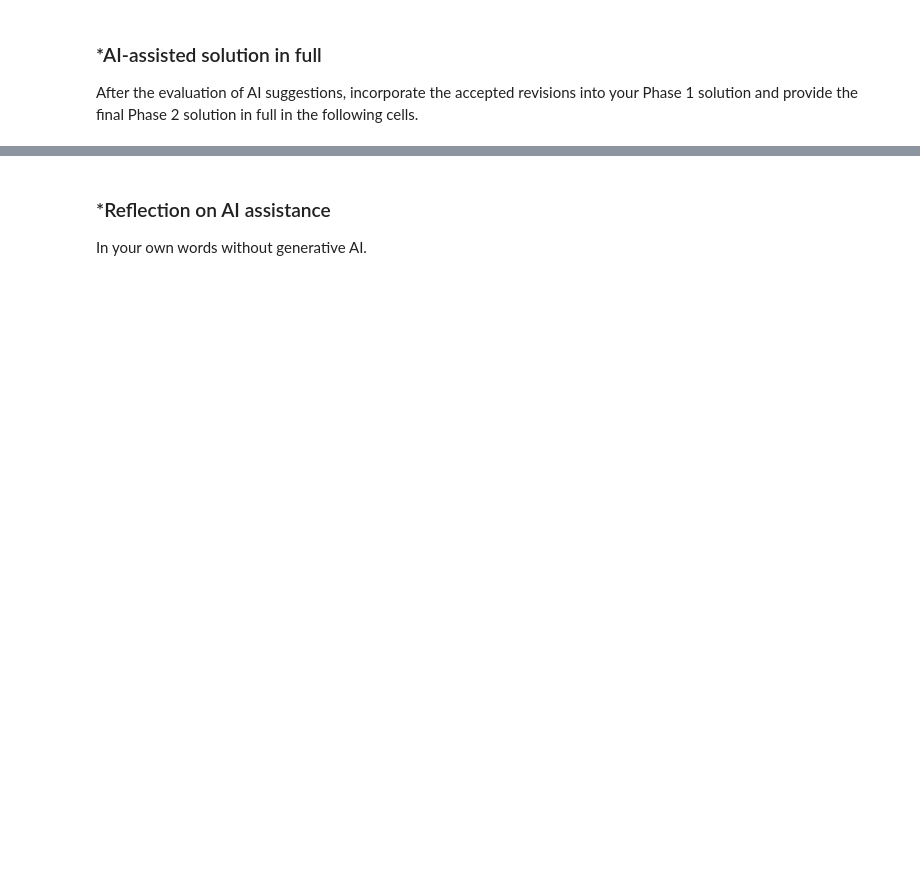
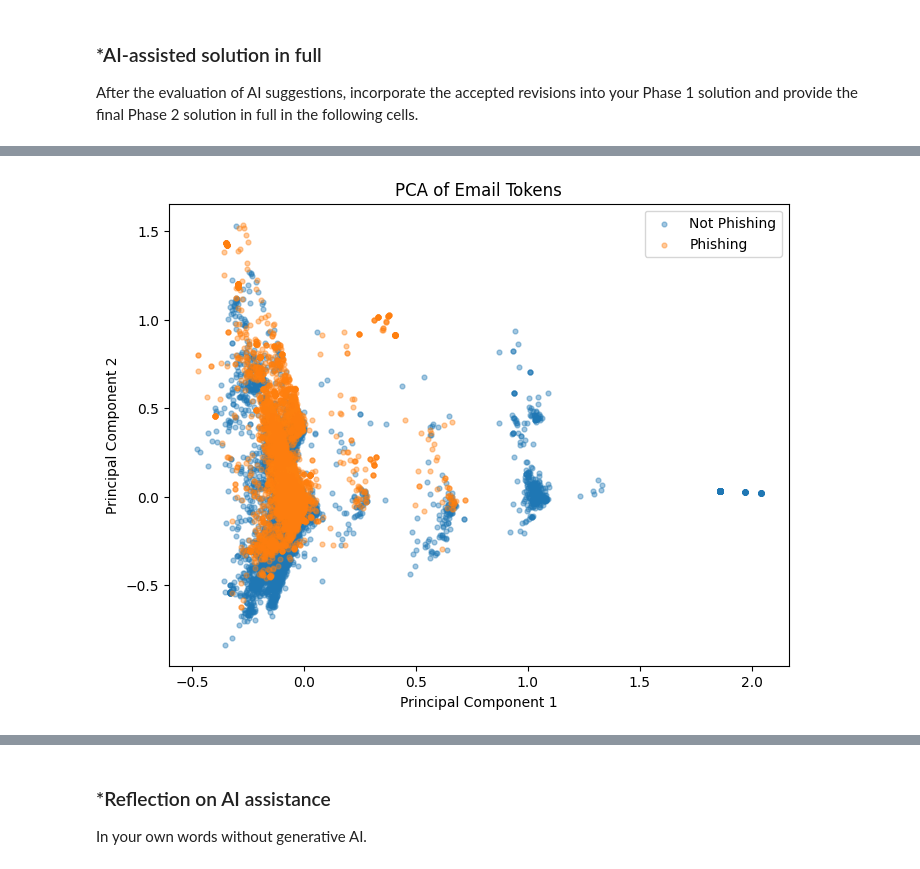
Before and after one commit to beccahobsonn/A05-pca, a Jupyter notebook: notebook.ipynb, the cells around one changed output, grey strips where cells are left out. Cells and saved outputs as stored; diff of their text form; code cells hidden in the pictures; blank space fills up the shorter version.

```diff
--- a/notebook.ipynb
+++ b/notebook.ipynb
@@ -275,0 +377,79 @@ After the evaluation of AI suggestions, incorporate the accepted revisions into
+# %%
+#Question 2, 3, and 4
+import pandas as pd
+from sklearn.model_selection import train_test_split
+from sklearn.linear_model import LinearRegression
+from sklearn.metrics import r2_score
+import matplotlib.pyplot as plt
+from sklearn.decomposition import PCA
+
+pdf = pd.read_parquet('/content/Phishing_clean.parquet')
+
+#Question 2
+print(pdf.shape)
+print(pdf.head()) #inspecting data
+print(pdf['Email Type'].value_counts())
+print(pdf['Email Type'].value_counts(normalize=True)) #check whether split is balanced
+
+X = pdf.drop(columns=['Email Type']) #define features and target variable
+y = pdf['Email Type']
+
+X_train, X_test, y_train, y_test = train_test_split(X, y, test_size=0.2, random_state=53, stratify=y) #80/20 train test split
+print(X_train.shape, X_test.shape) #print data shape
+
+ols = LinearRegression()
+ols.fit(X_train, y_train) #it linear regression on training data
+
+print('Training R squared:', r2_score(y_train, ols.predict(X_train))) #calculate R squared for training set
+print('Test R squared:', r2_score(y_test, ols.predict(X_test))) #calculate R squared for test set
+
+coefficients = pd.Series(ols.coef_, index=X.columns) #pair each regression coefficient w its corresposnding token
+
+top = coefficients.reindex(coefficients.abs().sort_values(ascending=False).index).head(20) #find 20 tokens w the largest absolute coefficents
+
+display(top.to_frame(name='Coefficient')) #display results as a table
+word_counts = X_train[top.index].sum()
+
+coefficient_table = pd.DataFrame({
+    'Coefficient': top,
+    'Training Email Count': word_counts}) #determine whether large coefficients are associated w uncommon words
+
+display(coefficient_table)
+
+#Question 3
+pca2 = PCA(n_components=2)
+X_pca = pca2.fit_transform(X)
+
+print('Explained variance ratio:', pca2.explained_variance_ratio_)
+print('Total explained by 2 PCs:', pca2.explained_variance_ratio_.sum())
+
+pca_df = pd.DataFrame(X_pca, columns=['PC1', 'PC2']) #create dataframe for plotting
+pca_df['Email Type'] = y.to_numpy()
+
+#Create Scatter Plot
+plt.figure(figsize=(8, 6))
+plt.scatter(pca_df.loc[pca_df['Email Type'] == 0, 'PC1'], pca_df.loc[pca_df['Email Type'] == 0, 'PC2'], alpha=0.4, s=12, label='Not Phishing')
+plt.scatter(pca_df.loc[pca_df['Email Type'] == 1, 'PC1'], pca_df.loc[pca_df['Email Type'] == 1, 'PC2'], alpha=0.4, s=12, label='Phishing') #plot smaller more transparent points
+plt.xlabel('Principal Component 1')
+plt.ylabel('Principal Component 2')
+plt.title('PCA of Email Tokens')
+plt.legend()
+plt.show()
+
+#Question 4
+pca = PCA(n_components=2610) #perform PCA using 2610 principal components
+
+X_train_pca = pca.fit_transform(X_train) #fit PCA on training data and transform both datasets
+X_test_pca = pca.transform(X_test)
+
+pca_model = LinearRegression() #fit linear regression using the principal components
+pca_model.fit(X_train_pca, y_train)
+
+print('PCA Training R-squared:', r2_score(y_train, pca_model.predict(X_train_pca))) #calculate train R squared
+print('PCA Test R-squared:', r2_score(y_test, pca_model.predict(X_test_pca))) #calculate test R squared
+
+ols_test_r2 = r2_score(y_test, ols.predict(X_test))
+pca_test_r2 = r2_score(y_test, pca_model.predict(X_test_pca)) #quantifies how much PCA regression improved or worsened
+
+print('Difference in Test R-squared:', pca_test_r2 - ols_test_r2)
+# %% [output]
@@ -275,0 +509 @@ After the evaluation of AI suggestions, incorporate the accepted revisions into
+[figure, added]
```
Also changed, not shown: parts of 14 cells of this notebook.
